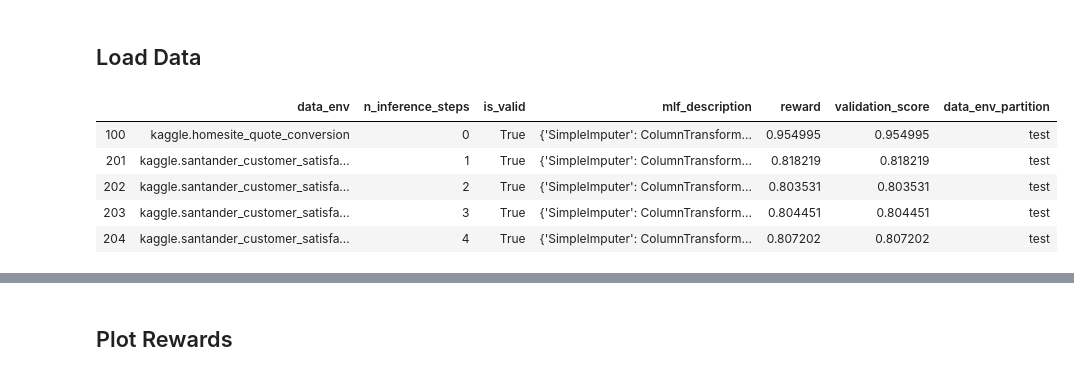
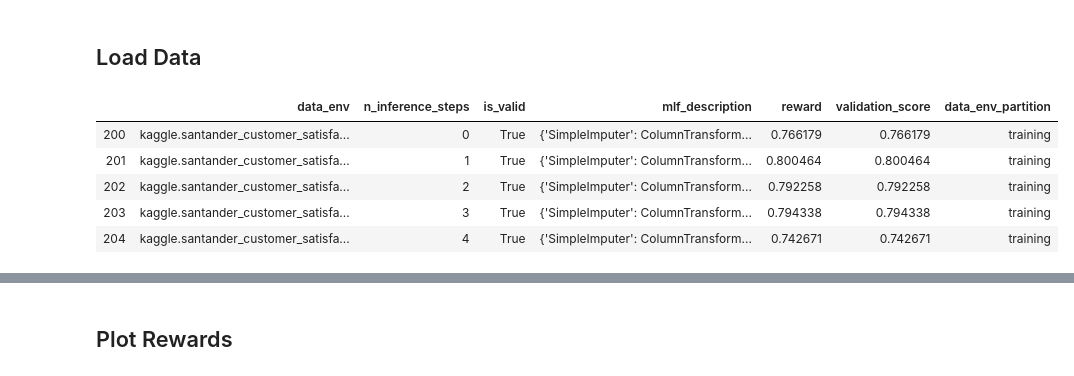
Before and after one commit to cosmicBboy/ml-research, a Jupyter notebook: metalearn/analysis/20191111_metalearn_openml_cc18_benchmark.ipynb, the cells around one changed output, grey strips where cells are left out. Saved outputs shown, nothing was run; the diff lists cells and outputs as text; code cells hidden in the pictures.

```diff
--- a/metalearn/analysis/20191111_metalearn_openml_cc18_benchmark.ipynb
+++ b/metalearn/analysis/20191111_metalearn_openml_cc18_benchmark.ipynb
@@ -9,7 +9,7 @@ import plotly.express as px
 # %% [markdown]
 ## Load Data
 # %%
-JOB = 302
+JOB = 312
 
 
 check_betw_zero_one = pa.Check(lambda s: (0 <= s) & (s <= 1))
@@ -19,7 +19,6 @@ INFERENCE_RESULT_SCHEMA = pa.DataFrameSchema(
         "data_env": pa.Column(pa.String),
         "n_inference_steps": pa.Column(pa.Int),
         "is_valid": pa.Column(pa.Bool),
-        "mlf_description": pa.Column(pa.String),
         "reward": pa.Column(pa.Float, check_betw_zero_one),
         "validation_score": pa.Column(pa.Float, check_betw_zero_one),
     },
@@ -31,6 +30,7 @@ def data_to_longform(inference_results):
     return (
         inference_results
         [["data_env", "n_inference_steps", "key", "value"]]
+        .dropna(subset=["value"])
         .pivot_table(
             index=["data_env", "n_inference_steps"],
             columns="key",
@@ -39,21 +39,30 @@ def data_to_longform(inference_results):
         )
         .reset_index()
         .dropna()
+        # all scores should be strings
+        .loc[
+            lambda df: (
+                df.validation_score.map(lambda x: isinstance(x, str)) &
+                df.mlf_description.map(lambda x: isinstance(x, str)) &
+                df.reward.map(lambda x: isinstance(x, str)) &
+                df.is_valid.map(lambda x: isinstance(x, str))
+            )
+        ]
         .rename_axis(None, axis=1)
     )
 # %%
 inference_results = pd.concat([
     (
         pd.read_csv(f"../floyd_outputs/{JOB}/{env}_env_inference_results.csv")
         .pipe(data_to_longform)
         .assign(data_env_partition=env)
-    ) for env in ["test", "training"]
+    ) for env in ["training", "test"]
 ])
 inference_results.head()
 # %% [output]
 |  | data_env | n_inference_steps | is_valid | mlf_description | reward | validation_score | data_env_partition |
-| 100 | kaggle.homesite_quote_conversion | 0 | True | {'SimpleImputer': ColumnTransform... | 0.954995 | 0.954995 | test |
-| 201 | kaggle.santander_customer_satisfa... | 1 | True | {'SimpleImputer': ColumnTransform... | 0.818219 | 0.818219 | test |
-| 202 | kaggle.santander_customer_satisfa... | 2 | True | {'SimpleImputer': ColumnTransform... | 0.803531 | 0.803531 | test |
-| 203 | kaggle.santander_customer_satisfa... | 3 | True | {'SimpleImputer': ColumnTransform... | 0.804451 | 0.804451 | test |
-| 204 | kaggle.santander_customer_satisfa... | 4 | True | {'SimpleImputer': ColumnTransform... | 0.807202 | 0.807202 | test |
+| 200 | kaggle.santander_customer_satisfa... | 0 | True | {'SimpleImputer': ColumnTransform... | 0.766179 | 0.766179 | training |
+| 201 | kaggle.santander_customer_satisfa... | 1 | True | {'SimpleImputer': ColumnTransform... | 0.800464 | 0.800464 | training |
+| 202 | kaggle.santander_customer_satisfa... | 2 | True | {'SimpleImputer': ColumnTransform... | 0.792258 | 0.792258 | training |
+| 203 | kaggle.santander_customer_satisfa... | 3 | True | {'SimpleImputer': ColumnTransform... | 0.794338 | 0.794338 | training |
+| 204 | kaggle.santander_customer_satisfa... | 4 | True | {'SimpleImputer': ColumnTransform... | 0.742671 | 0.742671 | training |
```
Also changed, not shown: parts of 6 cells of this notebook, 5 other files.
